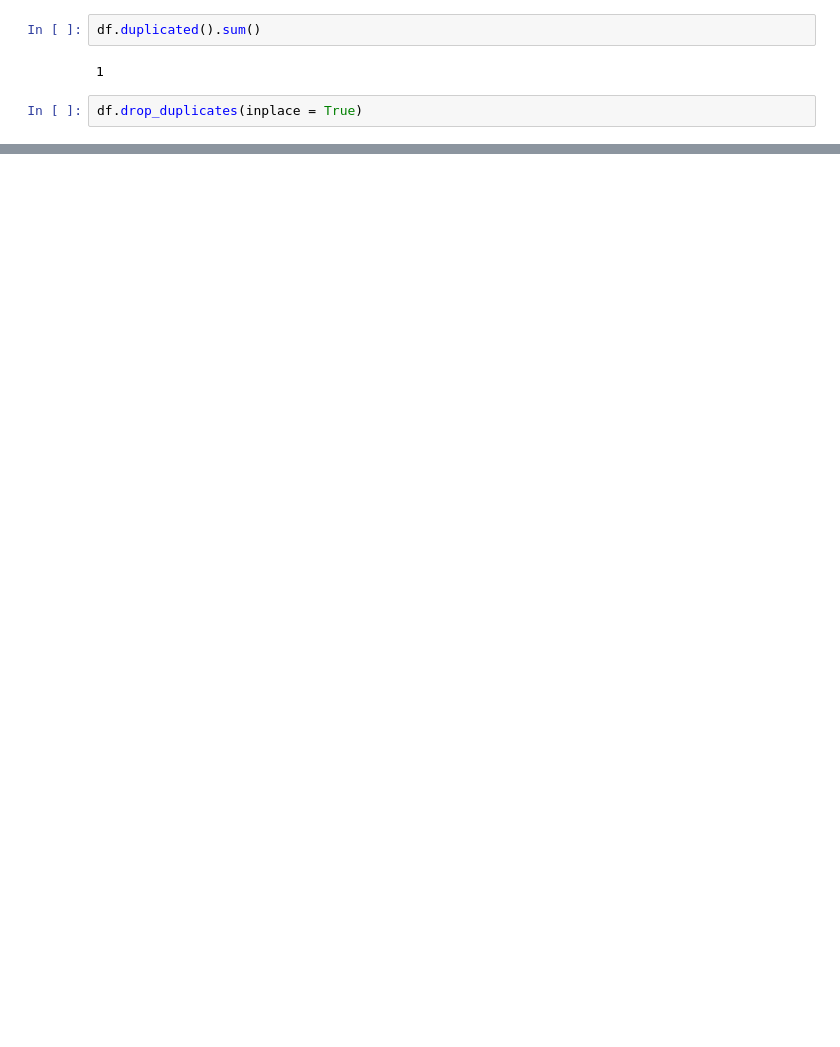
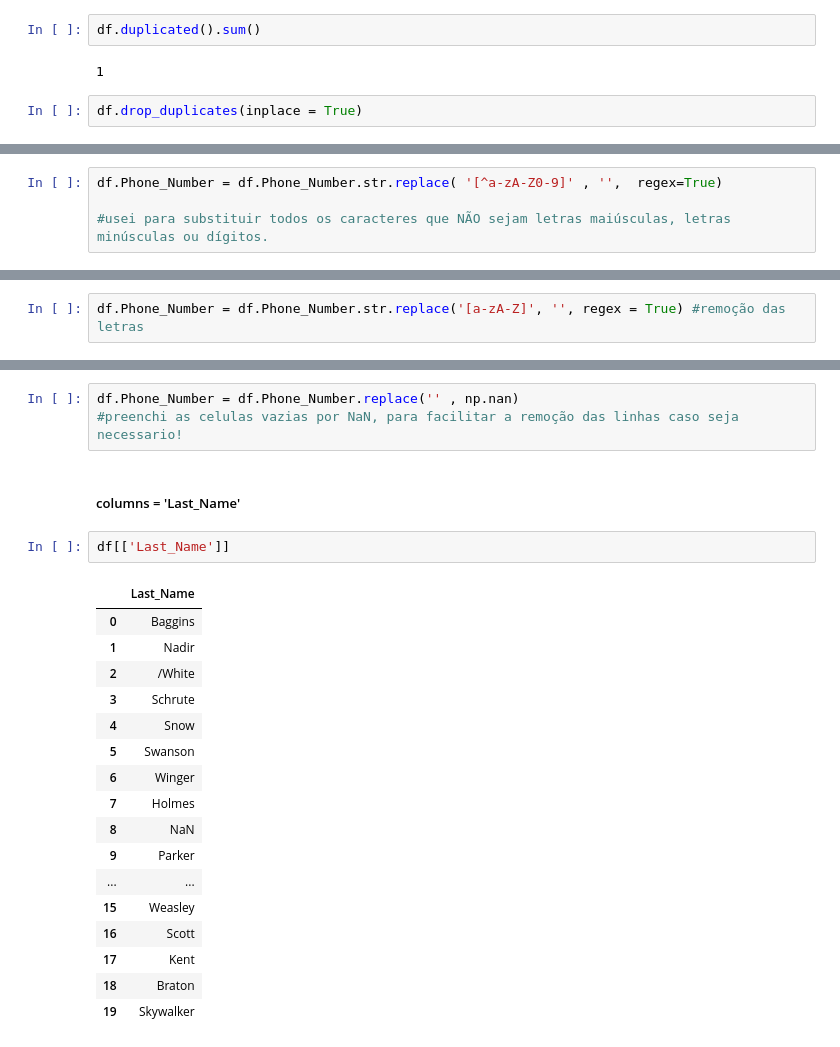
Before and after one commit to klilgibran/data_cleaning, a Jupyter notebook: Untitled.ipynb, the cells around one changed output, grey strips where cells are left out. Cells and saved outputs as stored; diff of their text form; blank space fills up the shorter version.

```diff
--- a/Untitled.ipynb
+++ b/Untitled.ipynb
@@ -73,0 +32,4 @@ df
+# %%
+df.Phone_Number = df.Phone_Number.str.replace( '[^a-zA-Z0-9]' , '',  regex=True)
+
+#usei para substituir todos os caracteres que NÃO sejam letras maiúsculas, letras minúsculas ou dígitos.
@@ -73,0 +56,2 @@ df
+# %%
+df.Phone_Number = df.Phone_Number.str.replace('[a-zA-Z]', '', regex = True) #remoção das letras
@@ -73,0 +80,25 @@ df
+# %%
+df.Phone_Number = df.Phone_Number.replace('' , np.nan)
+#preenchi as celulas vazias por NaN, para facilitar a remoção das linhas caso seja necessario!
+# %% [markdown]
+##### columns = 'Last_Name'
+# %%
+df[['Last_Name']]
+# %% [output]
+|  | Last_Name |
+| 0 | Baggins |
+| 1 | Nadir |
+| 2 | /White |
+| 3 | Schrute |
+| 4 | Snow |
+| 5 | Swanson |
+| 6 | Winger |
+| 7 | Holmes |
+| 8 | NaN |
+| 9 | Parker |
+| ... | ... |
+| 15 | Weasley |
+| 16 | Scott |
+| 17 | Kent |
+| 18 | Braton |
+| 19 | Skywalker |
```
Also changed, not shown: parts of 20 cells of this notebook.
